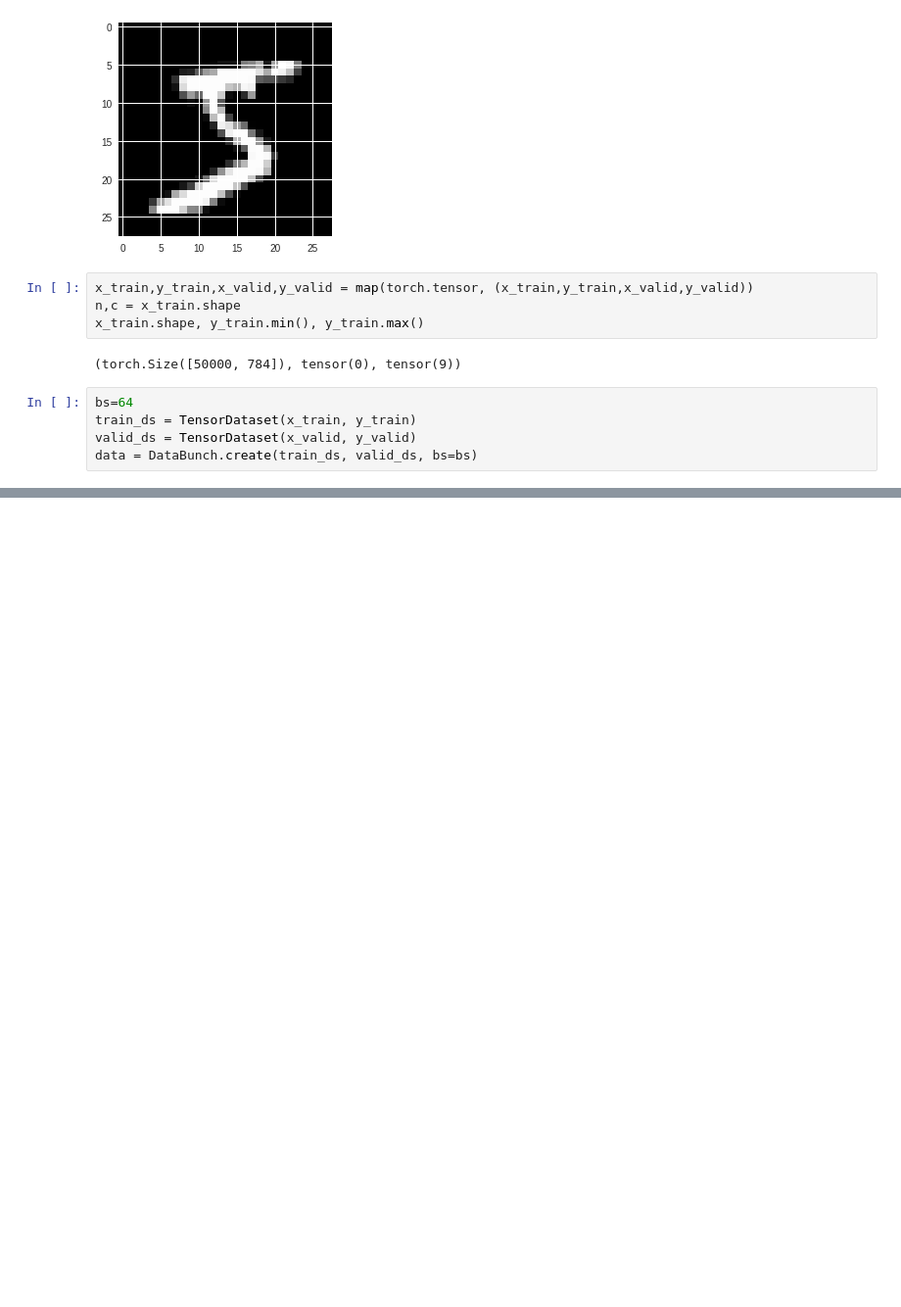
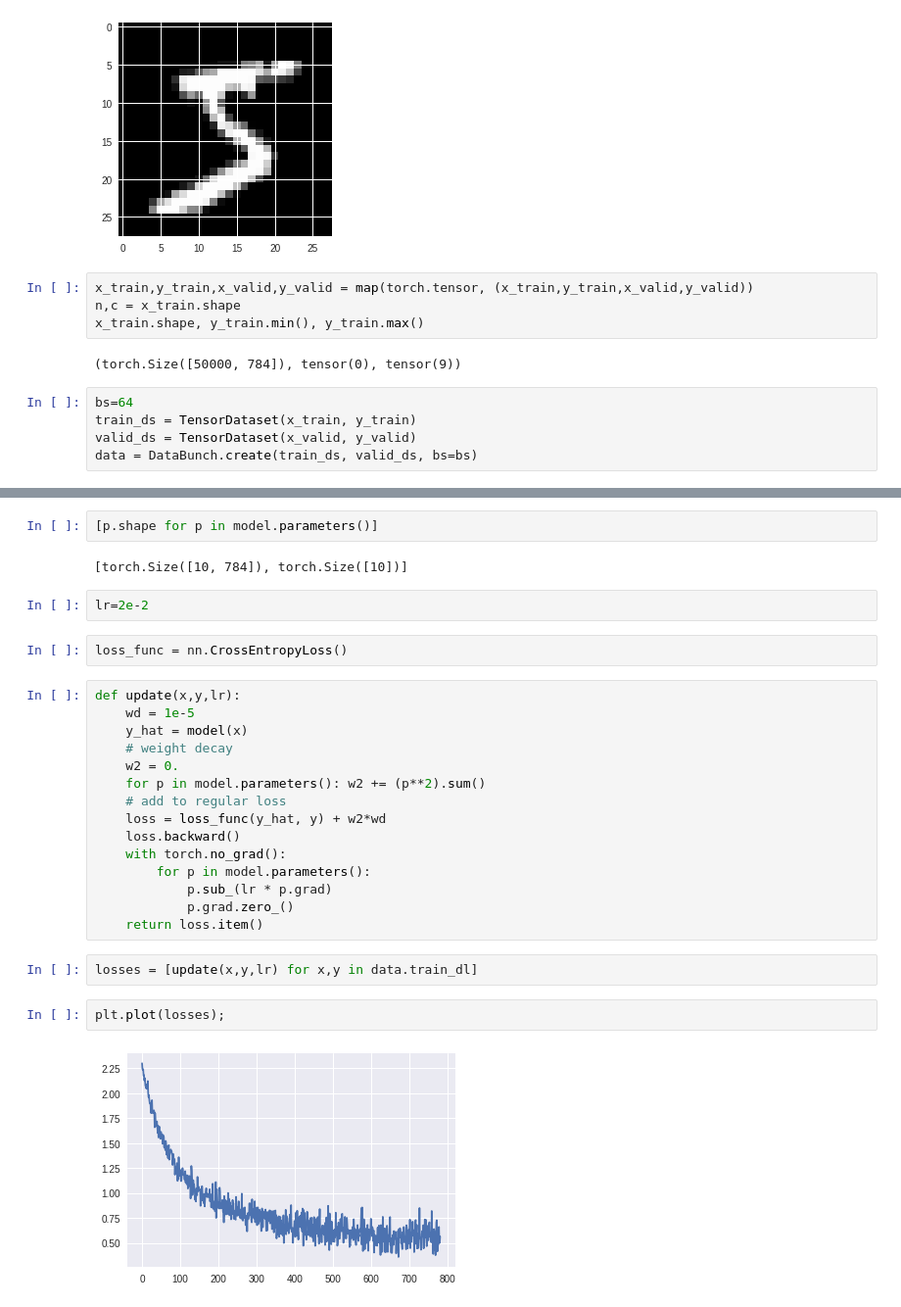
Before and after one commit to s-r-aman/machine_learning_playground, a Jupyter notebook: fastdotai_dl/lesson5_mnistsgd.ipynb, the cells around one changed output, grey strips where cells are left out. Shown at 98% size. Drawn from its saved outputs; the diff is of its cells as text; blank space fills up the shorter version.

Commit message:
Plotting the losses.

```diff
--- a/fastdotai_dl/lesson5_mnistsgd.ipynb
+++ b/fastdotai_dl/lesson5_mnistsgd.ipynb
@@ -43,0 +68,29 @@ data = DataBunch.create(train_ds, valid_ds, bs=bs)
+# %%
+[p.shape for p in model.parameters()]
+# %% [output]
+[torch.Size([10, 784]), torch.Size([10])]
+# %%
+lr=2e-2
+# %%
+loss_func = nn.CrossEntropyLoss()
+# %%
+def update(x,y,lr):
+    wd = 1e-5
+    y_hat = model(x)
+    # weight decay
+    w2 = 0.
+    for p in model.parameters(): w2 += (p**2).sum()
+    # add to regular loss
+    loss = loss_func(y_hat, y) + w2*wd
+    loss.backward()
+    with torch.no_grad():
+        for p in model.parameters():
+            p.sub_(lr * p.grad)
+            p.grad.zero_()
+    return loss.item()
+# %%
+losses = [update(x,y,lr) for x,y in data.train_dl]
+# %%
+plt.plot(losses);
+# %% [output]
+[figure, added]
```
Also changed, not shown: parts of 5 cells of this notebook.
